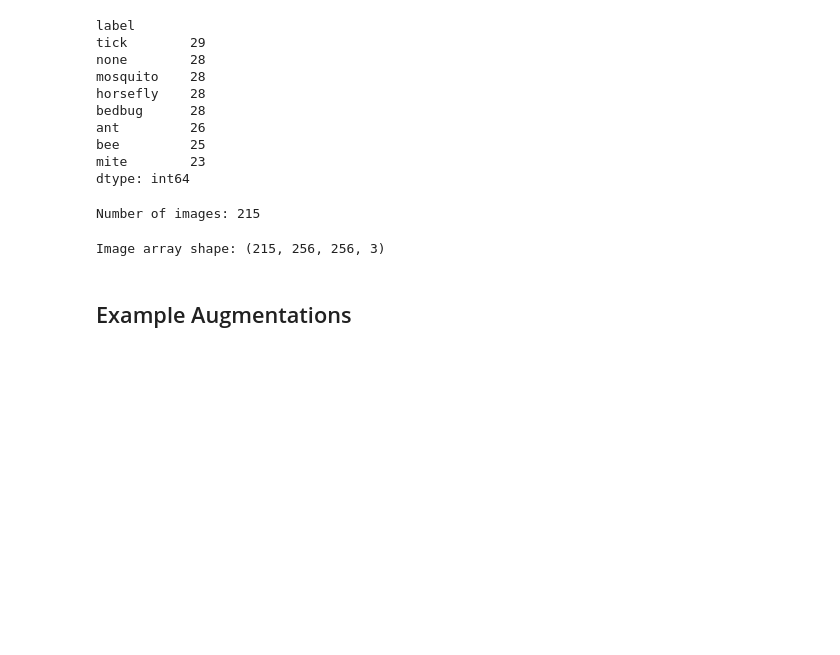
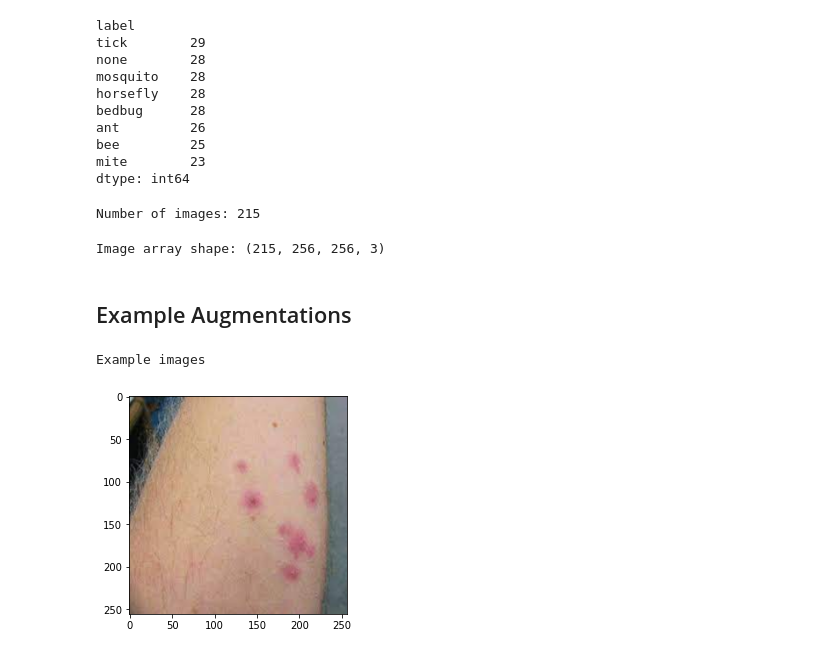
Before and after one commit to TheNerdyCat/bite-me, a Jupyter notebook: notebooks/1_eda.ipynb, the cells around one changed output. Saved outputs shown, nothing was run; the diff lists cells and outputs as text; code cells hidden in the pictures; blank space fills up the shorter version.

```diff
--- a/notebooks/1_eda.ipynb
+++ b/notebooks/1_eda.ipynb
@@ -62,5 +68,5 @@ CHANNELS = 3
 # %%
-def read_images(metadata_df, rows, cols, channels) -> np.array:
+def read_images(metadata_df, rows, cols, channels, rgb=False) -> np.array:
     """
     Takes in metadata dataframe and reads images to np.array
 
@@ -80,14 +86,39 @@ def read_images(metadata_df, rows, cols, channels) -> np.array:
         # Read image in and resize
         img = cv2.imread(img_path)
         img = cv2.resize(img, (ROWS, COLS))
+
+        if rgb:
+            # Change from BGR to RGB
+            img = img[...,::-1]
+
         # Append to list
         img_list.append(img)
 
     return np.array(img_list)
 # %%
-img_array = read_images(metadata, ROWS, COLS, CHANNELS)
+img_array = read_images(metadata, ROWS, COLS, CHANNELS, rgb=True)
 print(f"Image array shape: {img_array.shape}")
 # %% [output]
 Image array shape: (215, 256, 256, 3)
 # %% [markdown]
 ## Example Augmentations
+# %%
+# Get example image
+example_img = np.expand_dims(img_array[65], axis=0)
+# %%
+def img_process(img: np.array=None) -> None:
+    """
+    View multiple images stored in files, stacking vertically
+
+    Arguments:
+        filename: str - path to filename containing image
+    """
+    plt.figure()
+    plt.imshow(img)
+# %%
+print("Example images")
+for img in example_img:
+    img_process(img)
+# %% [output]
+Example images
+[figure, added]
```
Also changed, not shown: parts of 5 cells of this notebook.
